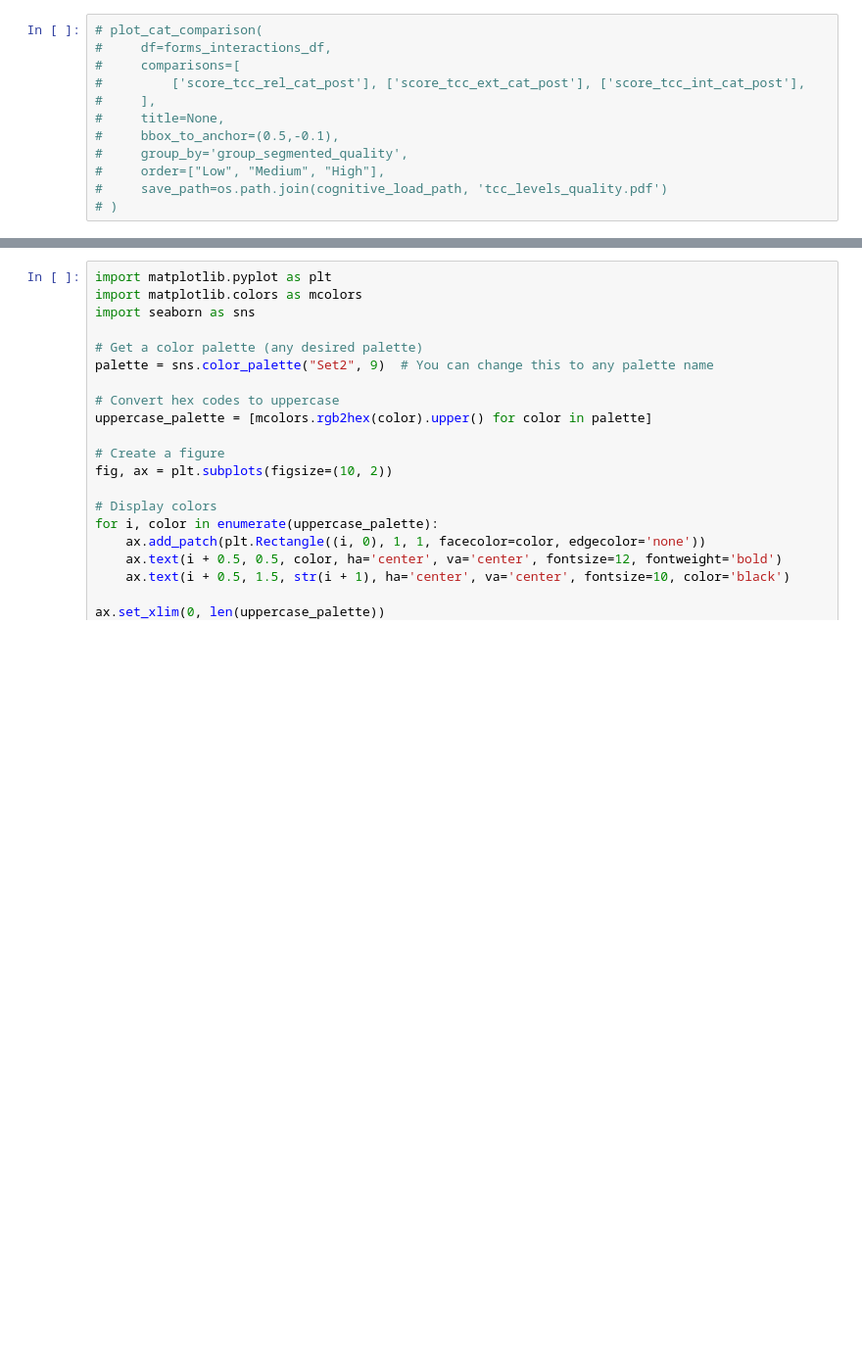
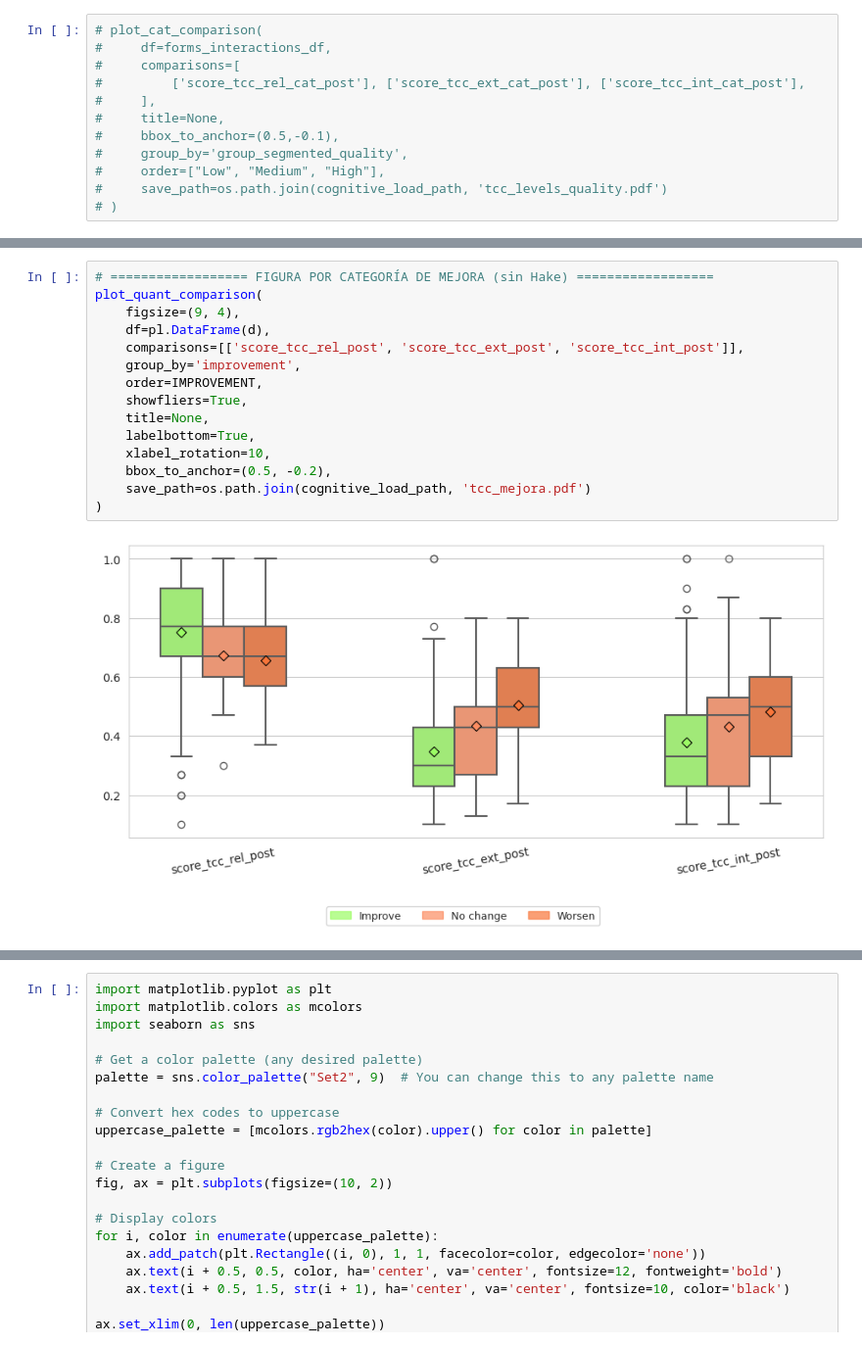
Before and after one commit to IBiDat/va-educational-impact, a Jupyter notebook: src/notebooks/paper/paper_results.ipynb, the cells around one changed output, grey strips where cells are left out. Shown at 98% size. Cells and saved outputs as stored; diff of their text form; blank space fills up the shorter version.

```diff
--- a/src/notebooks/paper/paper_results.ipynb
+++ b/src/notebooks/paper/paper_results.ipynb
@@ -3161,0 +3880,17 @@ plot_quant_comparison(
+# %%
+# ================== FIGURA POR CATEGORÍA DE MEJORA (sin Hake) ==================
+plot_quant_comparison(
+    figsize=(9, 4),
+    df=pl.DataFrame(d),
+    comparisons=[['score_tcc_rel_post', 'score_tcc_ext_post', 'score_tcc_int_post']],
+    group_by='improvement',
+    order=IMPROVEMENT,
+    showfliers=True,
+    title=None,
+    labelbottom=True,
+    xlabel_rotation=10,
+    bbox_to_anchor=(0.5, -0.2),
+    save_path=os.path.join(cognitive_load_path, 'tcc_mejora.pdf')
+)
+# %% [output]
+[figure, added]
```
Also changed, not shown: parts of 20 cells of this notebook, 7 other files.
